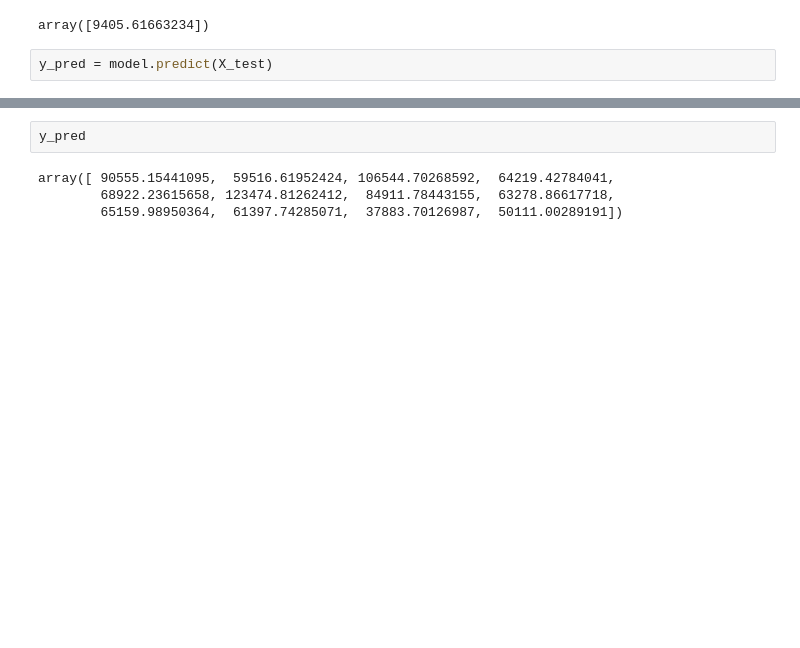
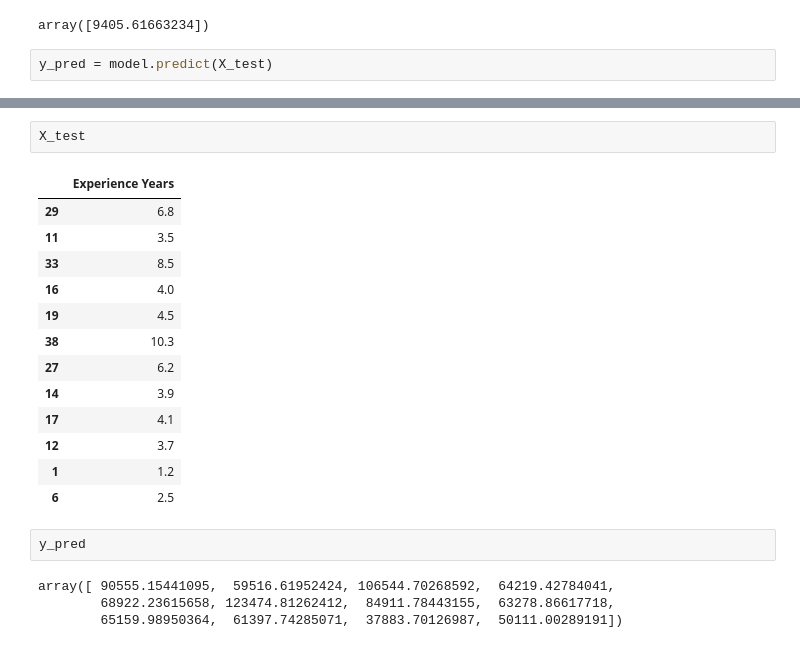
Before and after one commit to crixtiam/python-begginers, a Jupyter notebook: Semanas-clases/regression-lineal.ipynb, the cells around one changed output, grey strips where cells are left out. Drawn from its saved outputs; the diff is of its cells as text; blank space fills up the shorter version.

```diff
--- a/Semanas-clases/regression lineal.ipynb
+++ b/Semanas-clases/regression-lineal.ipynb
@@ -461,3 +524,19 @@ y_pred = model.predict(X_test)
+# %%
+X_test
+# %% [output]
+|  | Experience Years |
+| 29 | 6.8 |
+| 11 | 3.5 |
+| 33 | 8.5 |
+| 16 | 4.0 |
+| 19 | 4.5 |
+| 38 | 10.3 |
+| 27 | 6.2 |
+| 14 | 3.9 |
+| 17 | 4.1 |
+| 12 | 3.7 |
+| 1 | 1.2 |
+| 6 | 2.5 |
 # %%
 y_pred
 # %% [output]
```
Also changed, not shown: parts of 11 cells of this notebook, 4 other files.
